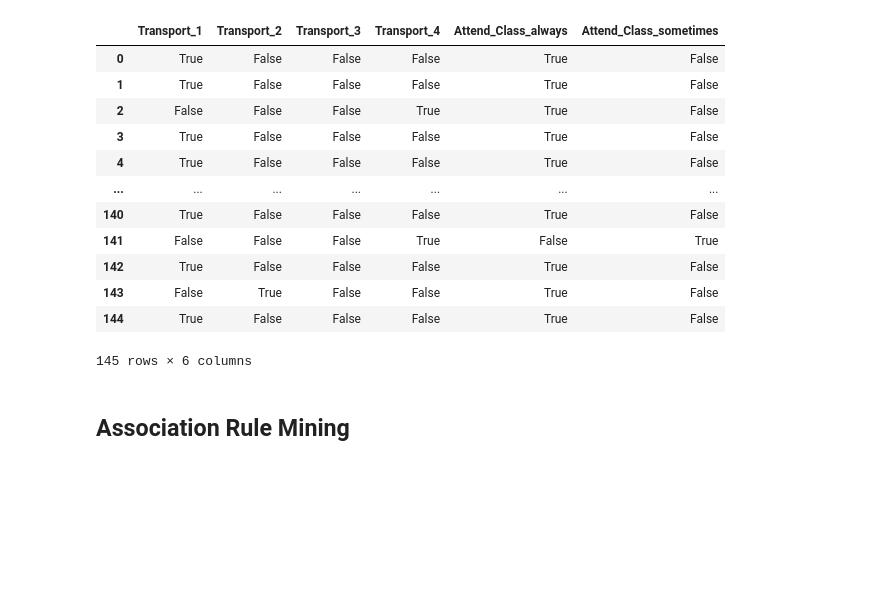
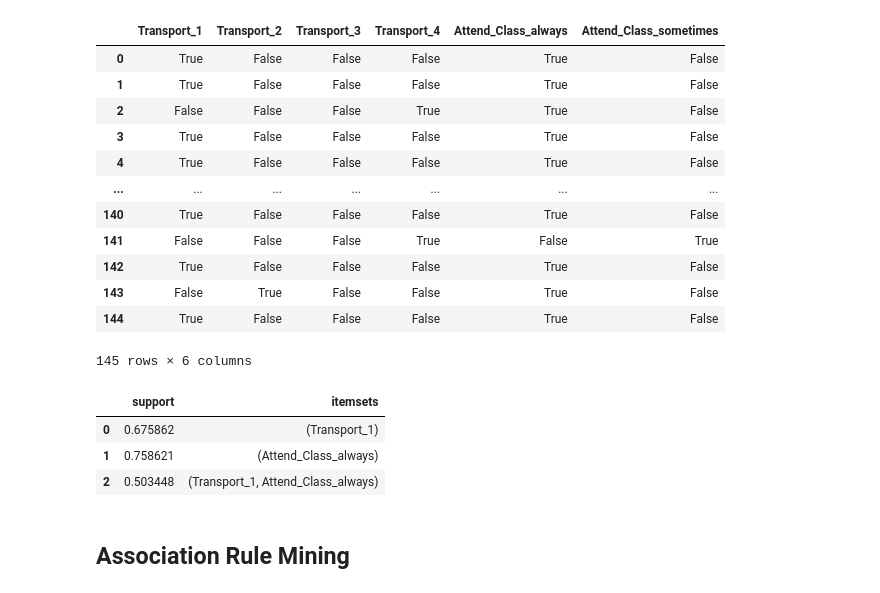
Before and after one commit to waiee/Higher-Education-Students-Performance-Evaluation---Association-Rule-Mining, a Jupyter notebook: test.ipynb, the cells around one changed output. Cells and saved outputs as stored; diff of their text form; code cells hidden in the pictures; blank space fills up the shorter version.

```diff
--- a/test.ipynb
+++ b/test.ipynb
@@ -351,6 +351,14 @@ display(newfinaldf_encode)
 | 143 | False | True | False | False | True | False |
 | 144 | True | False | False | False | True | False |
 145 rows × 6 columns
+# %%
+fp_apriori = fp.apriori(newfinaldf_encode,min_support=0.3,use_colnames=True)
+display(fp_apriori)
+# %% [output]
+|  | support | itemsets |
+| 0 | 0.675862 | (Transport_1) |
+| 1 | 0.758621 | (Attend_Class_always) |
+| 2 | 0.503448 | (Transport_1, Attend_Class_always) |
 # %%
 # #Weekly Study Hours: If None(0) or <5 hours(1), then 0. else is 1.
 # final_df['Weekly_Study'] = final_df['Weekly_Study'].map(lambda x: 0 if x <= 2 else 1)
```
